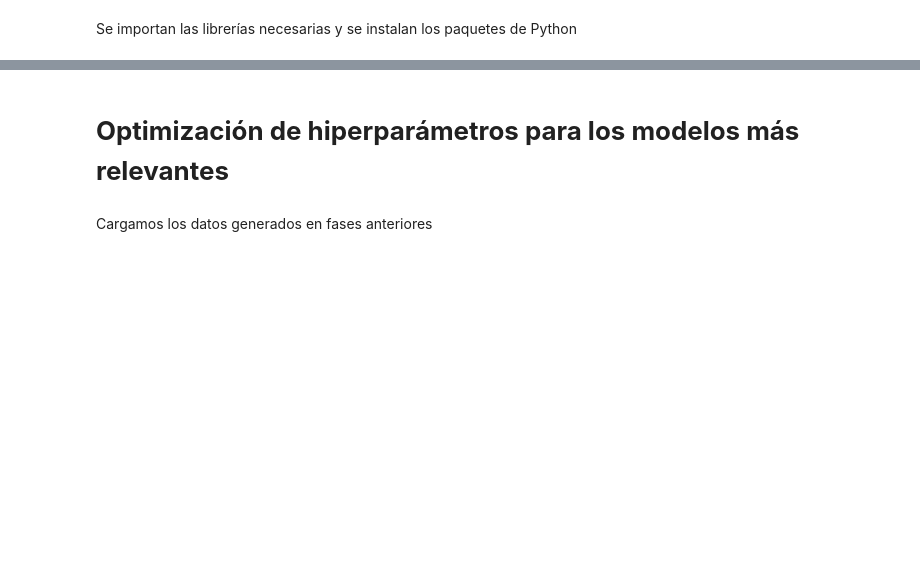
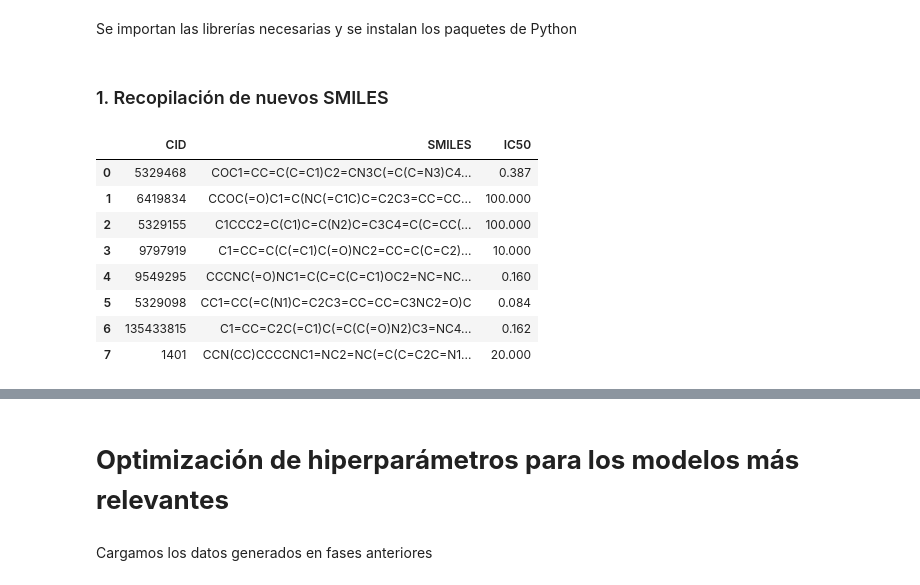
Before and after one commit to rromerov/Proyecto_Integrador, a Jupyter notebook: Demo/Demo.12.ipynb, the cells around one changed output, grey strips where cells are left out. Saved outputs shown, nothing was run; the diff lists cells and outputs as text; code cells hidden in the pictures; blank space fills up the shorter version.

Commit message:
PubChem con IC50

```diff
--- a/Demo/Demo.12.ipynb
+++ b/Demo/Demo.12.ipynb
@@ -183,0 +145,5 @@ from chembl_webresource_client.new_client import new_client
+# %% [markdown]
+### 1. Recopilación de nuevos SMILES
+# %%
+# Lista de CIDs obtenidos manualmente de PubChem
+cids = [5329468, 6419834, 5329155, 9797919, 9549295, 5329098, 135433815, 1401]  # Ejemplo de CIDs; reemplázalos con los obtenidos manualmente
@@ -183,0 +193,17 @@ from chembl_webresource_client.new_client import new_client
+# %%
+# Obtener los SMILES y valores IC50/pIC50 para los CIDs obtenidos
+compound_data = get_smiles_and_ic50_from_cids(cids)
+# %%
+# Crear un DataFrame con los resultados
+df_compounds = pd.DataFrame(compound_data)
+df_compounds
+# %% [output]
+|  | CID | SMILES | IC50 |
+| 0 | 5329468 | COC1=CC=C(C=C1)C2=CN3C(=C(C=N3)C4... | 0.387 |
+| 1 | 6419834 | CCOC(=O)C1=C(NC(=C1C)C=C2C3=CC=CC... | 100.000 |
+| 2 | 5329155 | C1CCC2=C(C1)C=C(N2)C=C3C4=C(C=CC(... | 100.000 |
+| 3 | 9797919 | C1=CC=C(C(=C1)C(=O)NC2=CC=C(C=C2)... | 10.000 |
+| 4 | 9549295 | CCCNC(=O)NC1=C(C=C(C=C1)OC2=NC=NC... | 0.160 |
+| 5 | 5329098 | CC1=CC(=C(N1)C=C2C3=CC=CC=C3NC2=O)C | 0.084 |
+| 6 | 135433815 | C1=CC=C2C(=C1)C(=C(C(=O)N2)C3=NC4... | 0.162 |
+| 7 | 1401 | CCN(CC)CCCCNC1=NC2=NC(=C(C=C2C=N1... | 20.000 |
```
Also changed, not shown: parts of 13 cells of this notebook.
